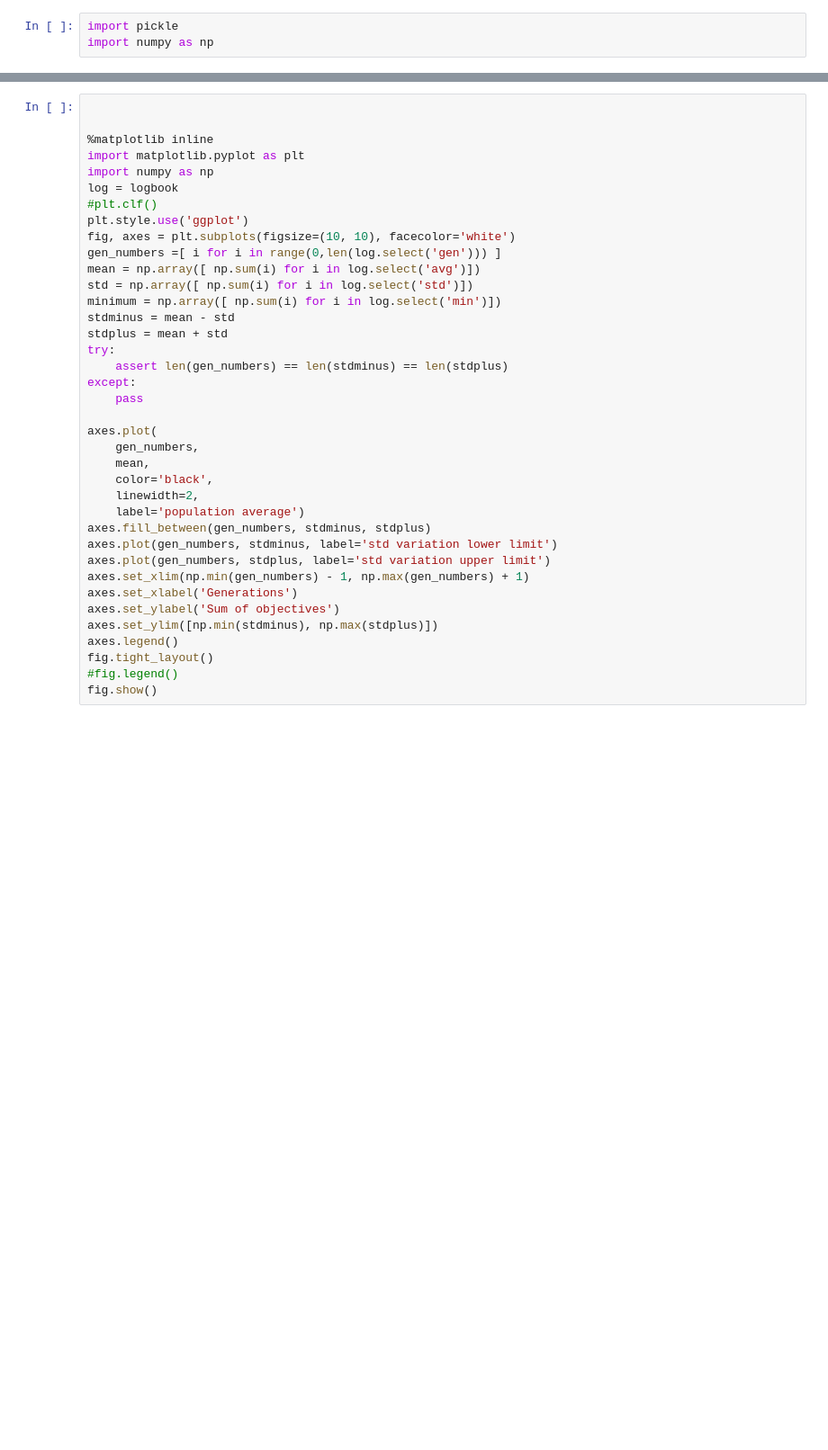
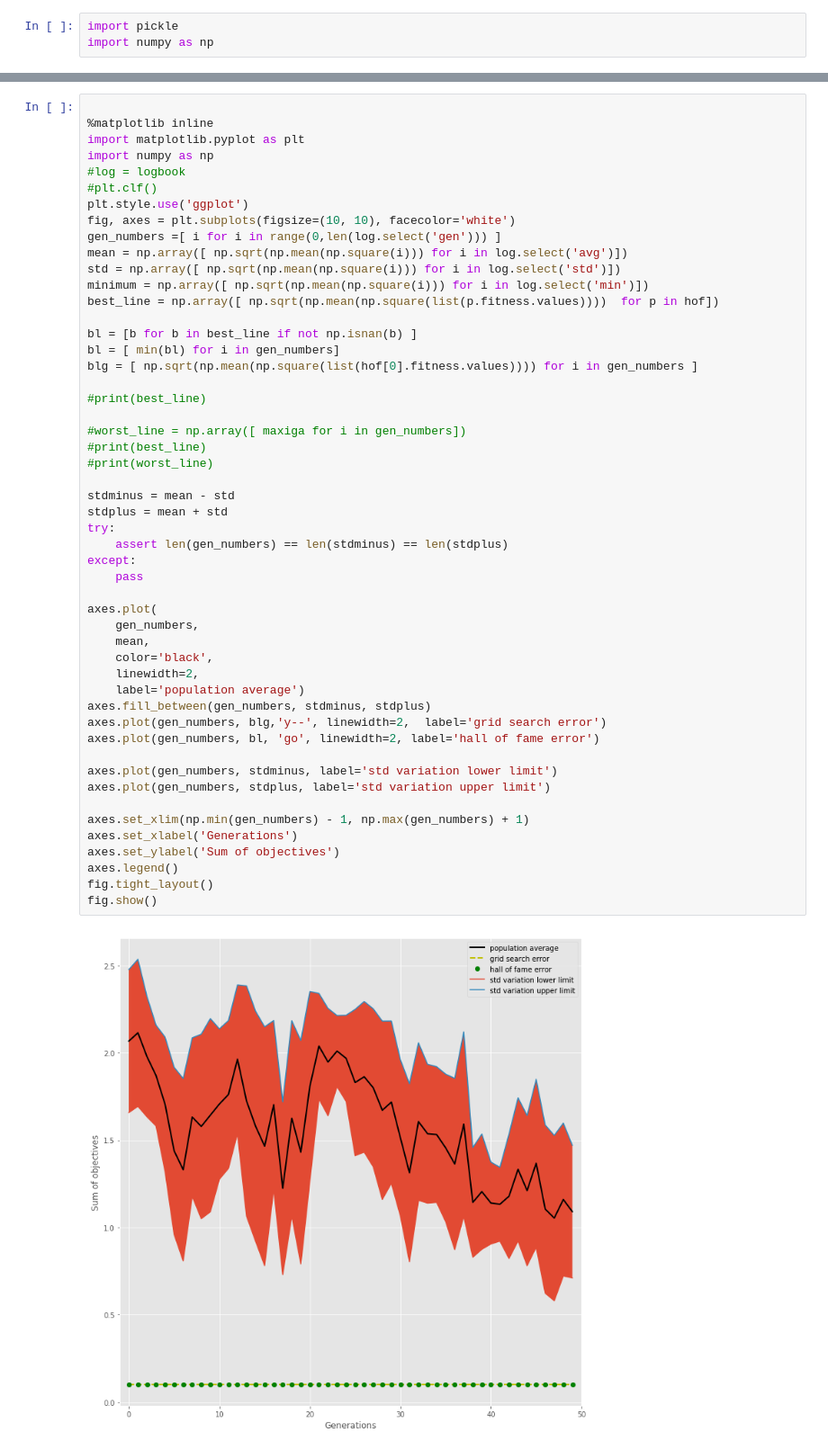
Before and after one commit to scidash/neuronunit, a Jupyter notebook: neuronunit/unit_test/test_ga_versus_grid.ipynb, the cells around one changed output, grey strips where cells are left out. Shown: that part at 90% size. Drawn from its saved outputs; the diff is of its cells as text; blank space fills up the shorter version.

```diff
--- a/neuronunit/unit_test/test_ga_versus_grid.ipynb
+++ b/neuronunit/unit_test/test_ga_versus_grid.ipynb
@@ -331,38 +238,53 @@ maxiga = sdtc[-1][1]
 # %%
-
 
 %matplotlib inline
 import matplotlib.pyplot as plt
 import numpy as np
-log = logbook
+#log = logbook
 #plt.clf()
 plt.style.use('ggplot')
 fig, axes = plt.subplots(figsize=(10, 10), facecolor='white')
 gen_numbers =[ i for i in range(0,len(log.select('gen'))) ]
-mean = np.array([ np.sum(i) for i in log.select('avg')])
-std = np.array([ np.sum(i) for i in log.select('std')])
-minimum = np.array([ np.sum(i) for i in log.select('min')])
+mean = np.array([ np.sqrt(np.mean(np.square(i))) for i in log.select('avg')])
+std = np.array([ np.sqrt(np.mean(np.square(i))) for i in log.select('std')])
+minimum = np.array([ np.sqrt(np.mean(np.square(i))) for i in log.select('min')])
+best_line = np.array([ np.sqrt(np.mean(np.square(list(p.fitness.values))))  for p in hof])
+
+bl = [b for b in best_line if not np.isnan(b) ]
+bl = [ min(bl) for i in gen_numbers]
+blg = [ np.sqrt(np.mean(np.square(list(hof[0].fitness.values)))) for i in gen_numbers ]
+
+#print(best_line)
+
+#worst_line = np.array([ maxiga for i in gen_numbers])
+#print(best_line)
+#print(worst_line)
+
 stdminus = mean - std
 stdplus = mean + std
 try:
     assert len(gen_numbers) == len(stdminus) == len(stdplus)
 except:
     pass
 
 axes.plot(
     gen_numbers,
     mean,
     color='black',
     linewidth=2,
     label='population average')
 axes.fill_between(gen_numbers, stdminus, stdplus)
+axes.plot(gen_numbers, blg,'y--', linewidth=2,  label='grid search error')
+axes.plot(gen_numbers, bl, 'go', linewidth=2, label='hall of fame error')
+
 axes.plot(gen_numbers, stdminus, label='std variation lower limit')
 axes.plot(gen_numbers, stdplus, label='std variation upper limit')
+
 axes.set_xlim(np.min(gen_numbers) - 1, np.max(gen_numbers) + 1)
 axes.set_xlabel('Generations')
 axes.set_ylabel('Sum of objectives')
-axes.set_ylim([np.min(stdminus), np.max(stdplus)])
 axes.legend()
 fig.tight_layout()
-#fig.legend()
 fig.show()
+# %% [output]
+[figure, added]
```
Also changed, not shown: parts of 34 cells of this notebook, 1 other file.
